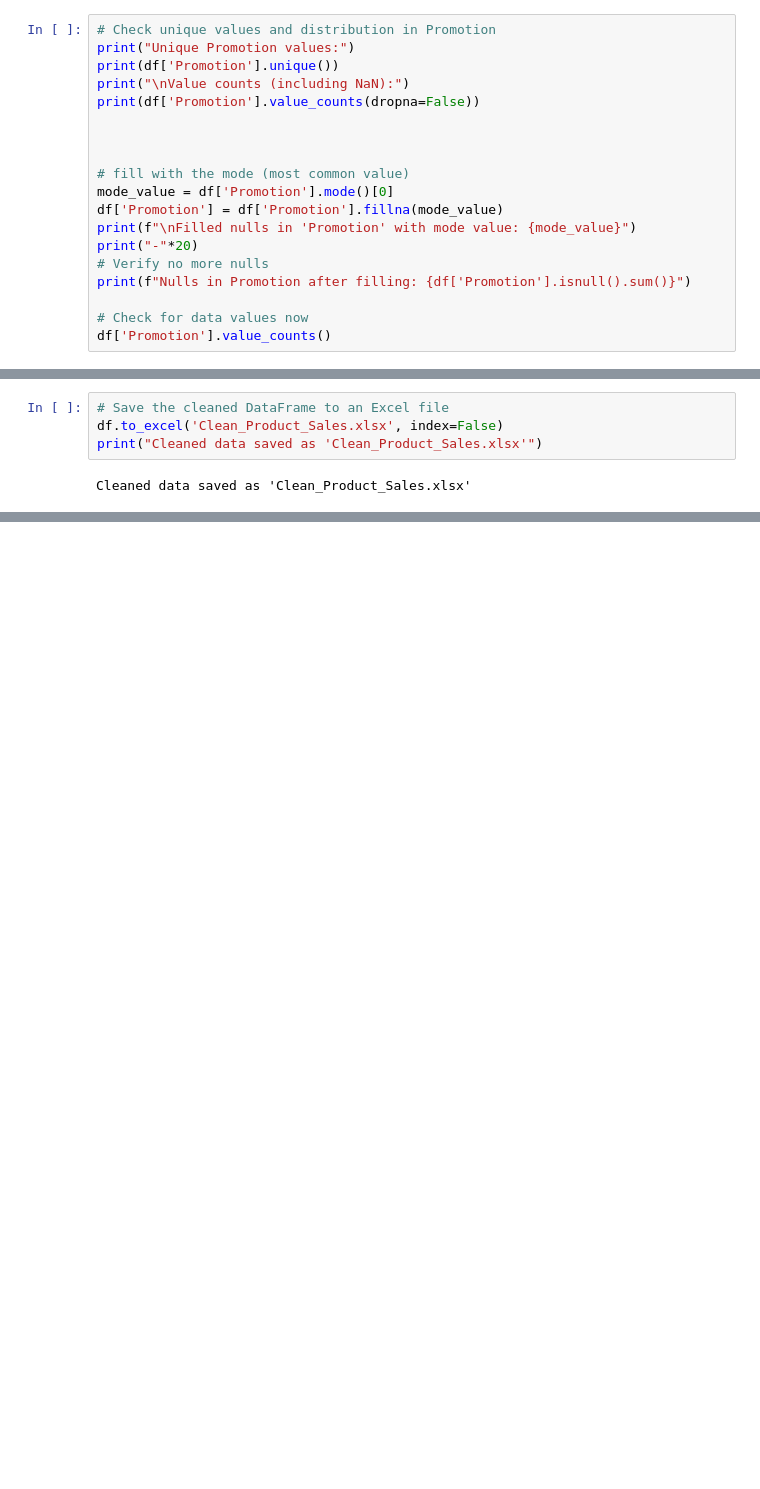
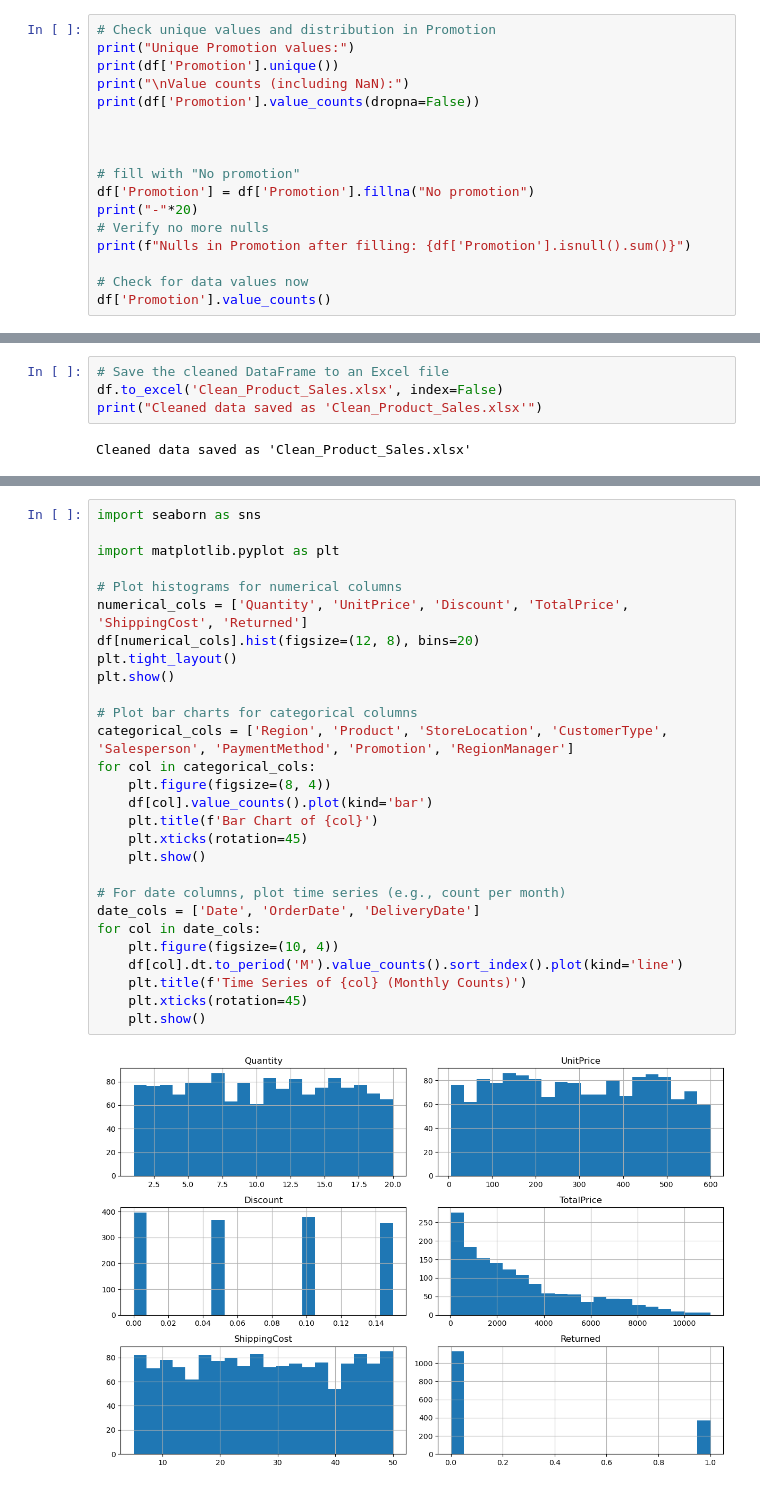
Before and after one commit to 0Emam0/Product-Sales-Analysis, a Jupyter notebook: Data Cleaning.ipynb, the cells around one changed output, grey strips where cells are left out. Cells and saved outputs as stored; diff of their text form; blank space fills up the shorter version.

```diff
--- a/Data Cleaning.ipynb
+++ b/Data Cleaning.ipynb
@@ -72,10 +72,8 @@ print(df['Promotion'].value_counts(dropna=False))
 
 
 
-# fill with the mode (most common value)
-mode_value = df['Promotion'].mode()[0]
-df['Promotion'] = df['Promotion'].fillna(mode_value)
-print(f"\nFilled nulls in 'Promotion' with mode value: {mode_value}")
+# fill with "No promotion"
+df['Promotion'] = df['Promotion'].fillna("No promotion")
 print("-"*20)
 # Verify no more nulls
 print(f"Nulls in Promotion after filling: {df['Promotion'].isnull().sum()}")
@@ -453,0 +463,30 @@ Cleaned data saved as 'Clean_Product_Sales.xlsx'
+# %%
+import seaborn as sns
+
+import matplotlib.pyplot as plt
+
+# Plot histograms for numerical columns
+numerical_cols = ['Quantity', 'UnitPrice', 'Discount', 'TotalPrice', 'ShippingCost', 'Returned']
+df[numerical_cols].hist(figsize=(12, 8), bins=20)
+plt.tight_layout()
+plt.show()
+
+# Plot bar charts for categorical columns
+categorical_cols = ['Region', 'Product', 'StoreLocation', 'CustomerType', 'Salesperson', 'PaymentMethod', 'Promotion', 'RegionManager']
+for col in categorical_cols:
+    plt.figure(figsize=(8, 4))
+    df[col].value_counts().plot(kind='bar')
+    plt.title(f'Bar Chart of {col}')
+    plt.xticks(rotation=45)
+    plt.show()
+
+# For date columns, plot time series (e.g., count per month)
+date_cols = ['Date', 'OrderDate', 'DeliveryDate']
+for col in date_cols:
+    plt.figure(figsize=(10, 4))
+    df[col].dt.to_period('M').value_counts().sort_index().plot(kind='line')
+    plt.title(f'Time Series of {col} (Monthly Counts)')
+    plt.xticks(rotation=45)
+    plt.show()
+# %% [output]
+[figure, added]
```
Also changed, not shown: parts of 5 cells of this notebook.
